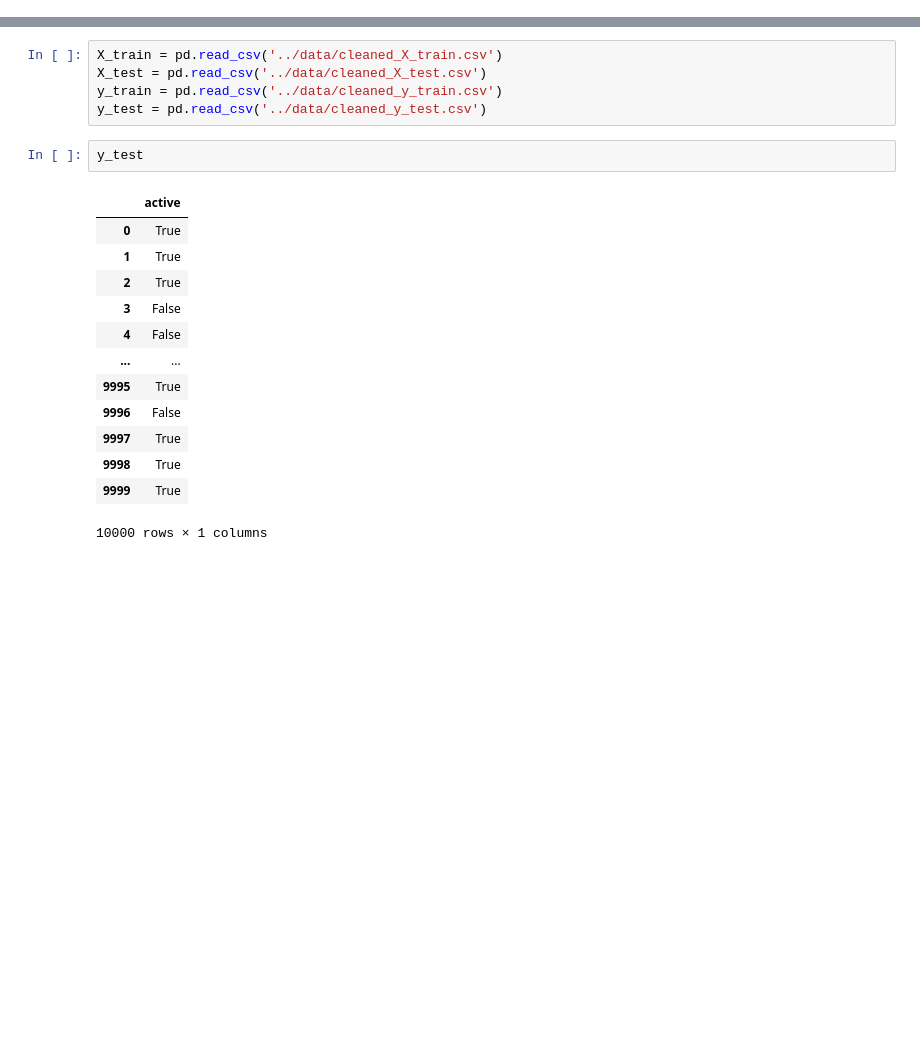
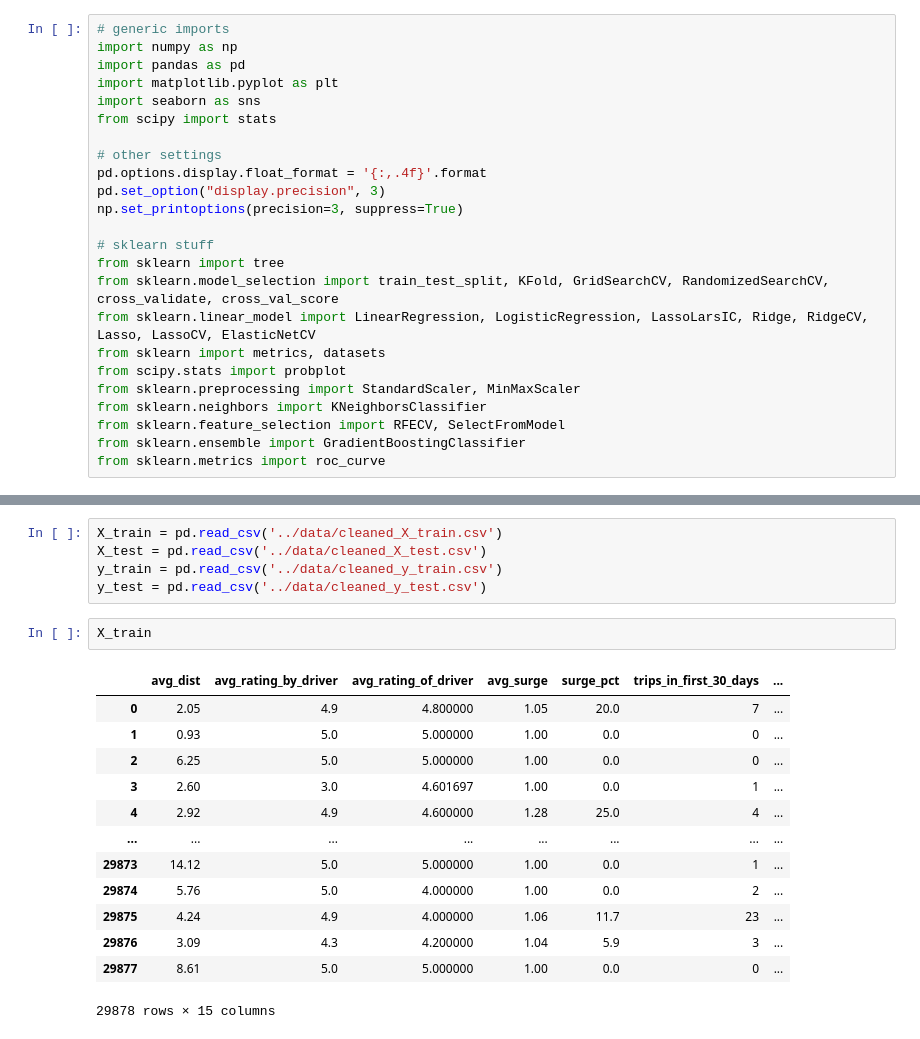
Before and after one commit to MegansColorado/supervised-learning-casestudy, a Jupyter notebook: notebooks/charles_part2.ipynb, the cells around one changed output, grey strips where cells are left out. Drawn from its saved outputs; the diff is of its cells as text; blank space fills up the shorter version.

```diff
--- a/notebooks/charles_part2.ipynb
+++ b/notebooks/charles_part2.ipynb
@@ -8,3 +1,27 @@ from scipy.stats import ttest_ind
+# %%
+# generic imports
+import numpy as np
+import pandas as pd
+import matplotlib.pyplot as plt
+import seaborn as sns
+from scipy import stats
+
+# other settings
+pd.options.display.float_format = '{:,.4f}'.format
+pd.set_option("display.precision", 3)
+np.set_printoptions(precision=3, suppress=True)
+
+# sklearn stuff
+from sklearn import tree
+from sklearn.model_selection import train_test_split, KFold, GridSearchCV, RandomizedSearchCV, cross_validate, cross_val_score
+from sklearn.linear_model import LinearRegression, LogisticRegression, LassoLarsIC, Ridge, RidgeCV, Lasso, LassoCV, ElasticNetCV
+from sklearn import metrics, datasets
+from scipy.stats import probplot
+from sklearn.preprocessing import StandardScaler, MinMaxScaler
+from sklearn.neighbors import KNeighborsClassifier
+from sklearn.feature_selection import RFECV, SelectFromModel
+from sklearn.ensemble import GradientBoostingClassifier
+from sklearn.metrics import roc_curve
 # %%
 df = pd.read_csv('../data/cleaned_churn_train.csv')
 # %%
@@ -12,19 +29,19 @@ X_train = pd.read_csv('../data/cleaned_X_train.csv')
 X_test = pd.read_csv('../data/cleaned_X_test.csv')
 y_train = pd.read_csv('../data/cleaned_y_train.csv')
 y_test = pd.read_csv('../data/cleaned_y_test.csv')
-# %%
-y_test
-# %% [output]
-|  | active |
-| 0 | True |
-| 1 | True |
-| 2 | True |
-| 3 | False |
-| 4 | False |
-| ... | ... |
-| 9995 | True |
-| 9996 | False |
-| 9997 | True |
-| 9998 | True |
-| 9999 | True |
-10000 rows × 1 columns
+# %%
+X_train
+# %% [output]
+|  | avg_dist | avg_rating_by_driver | avg_rating_of_driver | avg_surge | surge_pct | trips_in_first_30_days | ... |
+| 0 | 2.05 | 4.9 | 4.800000 | 1.05 | 20.0 | 7 | ... |
+| 1 | 0.93 | 5.0 | 5.000000 | 1.00 | 0.0 | 0 | ... |
+| 2 | 6.25 | 5.0 | 5.000000 | 1.00 | 0.0 | 0 | ... |
+| 3 | 2.60 | 3.0 | 4.601697 | 1.00 | 0.0 | 1 | ... |
+| 4 | 2.92 | 4.9 | 4.600000 | 1.28 | 25.0 | 4 | ... |
+| ... | ... | ... | ... | ... | ... | ... | ... |
+| 29873 | 14.12 | 5.0 | 5.000000 | 1.00 | 0.0 | 1 | ... |
+| 29874 | 5.76 | 5.0 | 4.000000 | 1.00 | 0.0 | 2 | ... |
+| 29875 | 4.24 | 4.9 | 4.000000 | 1.06 | 11.7 | 23 | ... |
+| 29876 | 3.09 | 4.3 | 4.200000 | 1.04 | 5.9 | 3 | ... |
+| 29877 | 8.61 | 5.0 | 5.000000 | 1.00 | 0.0 | 0 | ... |
+29878 rows × 15 columns
```
Also changed, not shown: parts of 15 cells of this notebook.
